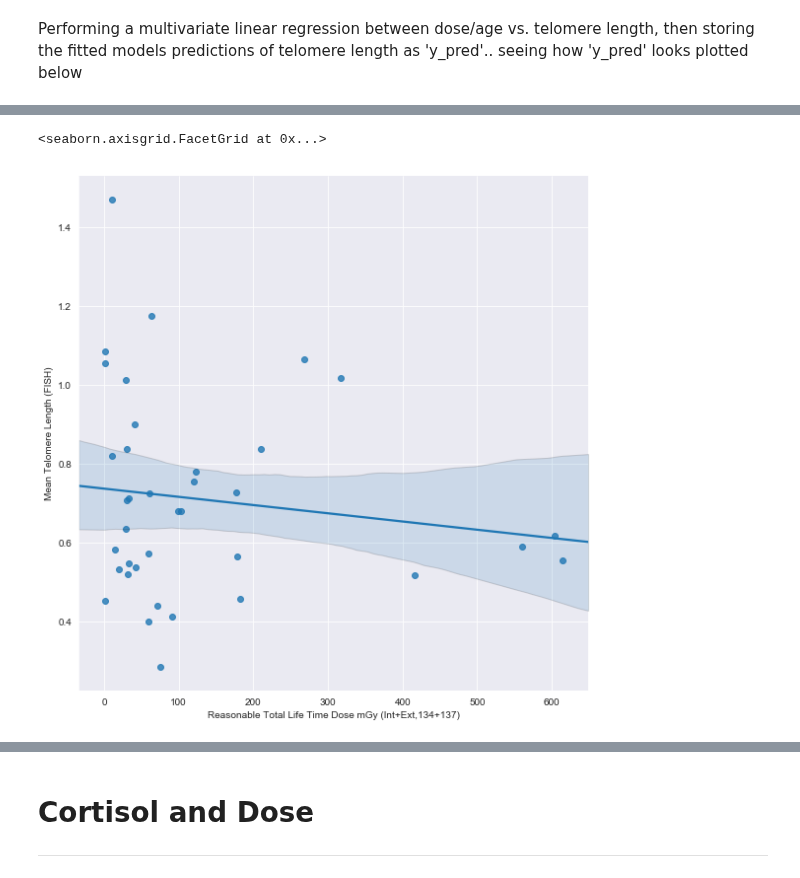
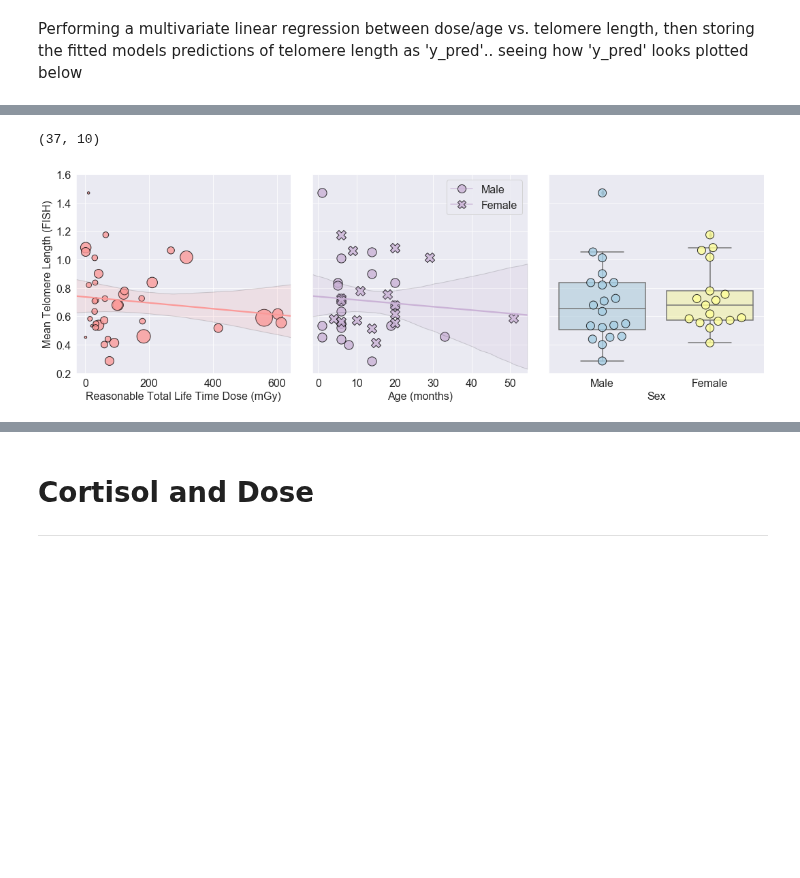
Before and after one commit to Jared-Luxton/Fukushima-Nuclear-Disaster-Humans, a Jupyter notebook: workflow & analyses notebooks/02_Fukushima_Project_Visualization_and_Statistics.ipynb, the cells around one changed output, grey strips where cells are left out. Saved outputs shown, nothing was run; the diff lists cells and outputs as text; code cells hidden in the pictures; blank space fills up the shorter version.

```diff
--- a/workflow & analyses notebooks/02_Fukushima_Project_Visualization_and_Statistics.ipynb
+++ b/workflow & analyses notebooks/02_Fukushima_Project_Visualization_and_Statistics.ipynb
@@ -70,7 +68,7 @@ merge_kelly_teloFISH_dose.rename(columns={'Dose rate (uGy/h, not lifetime) at ti
                                           'Dose rate (uGy per h)',
                                           'teloFISH means': 'Mean Telomere Length (FISH)'}, inplace=True)
 
-merge_kelly_teloFISH_dose['encode sex'] = merge_kelly_teloFISH_dose['Sex'].apply(lambda row: f_tm.encode_sex(row))
+merge_kelly_teloFISH_dose['encoded sex'] = merge_kelly_teloFISH_dose['Sex'].apply(lambda row: f_tm.encode_sex(row))
 f_tm.enforce_col_types(merge_kelly_teloFISH_dose)
 # %%
 # saving for final writeup
@@ -120,13 +85,4 @@ plt.yticks(fontsize=14)
 # %%
 merge_kelly_teloFISH_dose['Age class'] = 'temp'
-
-def make_age_class(row):
-    if row <= 12:
-        return 'piglet'
-    elif row > 12 and row < 24:
-        return 'yearling'
-    elif row >= 20:
-        return 'adult'
-
-merge_kelly_teloFISH_dose['Age class'] = merge_kelly_teloFISH_dose['Age (months)'].apply(lambda row: make_age_class(row))
+merge_kelly_teloFISH_dose['Age class'] = merge_kelly_teloFISH_dose['Age (months)'].apply(lambda row: f_tm.make_age_class(row))
 # %%
@@ -138,10 +95,14 @@ merge_kelly_teloFISH_dose.head(2)
+# %%
+merge_kelly_teloFISH_dose.shape
+# %% [output]
+(37, 10)
 # %%
-x = 'Reasonable Total Life Time Dose mGy (Int+Ext,134+137)'
+dose_type = ['Reasonable Total Life Time Dose mGy (Int+Ext,134+137)',]
+
+x2 = 'Age (months)'
+x3 = 'Sex'
 y = 'Mean Telomere Length (FISH)'
 
-sns.lmplot(x=x, y=y, data=merge_kelly_teloFISH_dose, height=8, aspect=1,
-#           x_partial='Age (months)',
-          )
+f_tm.graph_y_vs_dose_age_sex(df=merge_kelly_teloFISH_dose, x=dose_type[0], x2=x2, x3=x3, y=y)
 # %% [output]
-<seaborn.axisgrid.FacetGrid at 0x...>
-[figure, old version]
+[figure, new version]
```
Also changed, not shown: parts of 72 cells of this notebook, 2 other files.
